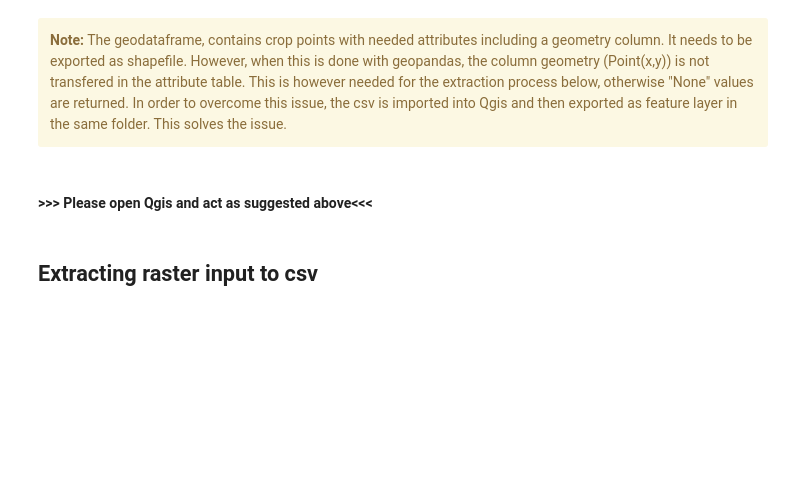
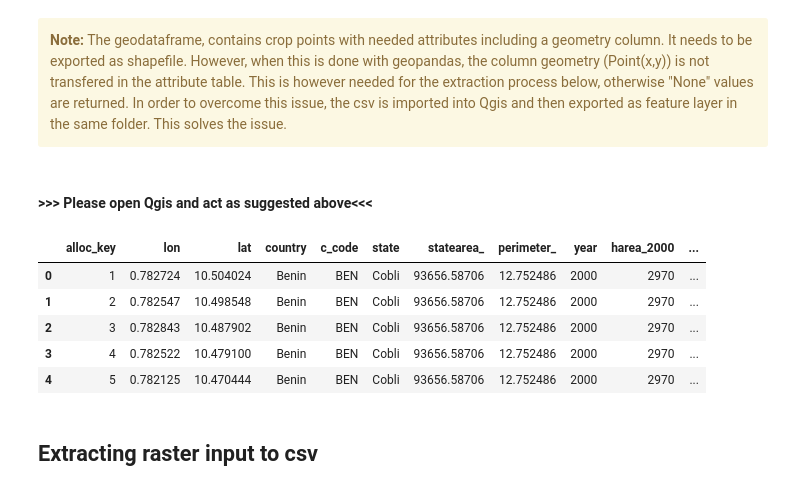
Before and after one commit to akorkovelos/agrodem, a Jupyter notebook: agrodem_preprocessing/Downscaling/Downscaling_prepping/FLAT prepping.ipynb, the cells around one changed output. Saved outputs shown, nothing was run; the diff lists cells and outputs as text; code cells hidden in the pictures; blank space fills up the shorter version.

```diff
--- a/agrodem_preprocessing/Downscaling/Downscaling_prepping/FLAT prepping.ipynb
+++ b/agrodem_preprocessing/Downscaling/Downscaling_prepping/FLAT prepping.ipynb
@@ -109,6 +130,17 @@ df_osgb.to_file(os.path.join(path,"{c}.shp".format(c="Ben_Maize_2018_admin2_new"
 #Maize
 # %% [markdown]
 #### >>> Please open Qgis and act as suggested above<<<
+# %%
+y = gpd.read_file(r'C:\Github\agrodem\agrodem_preprocessing\Downscaling\Downscaling_prepping\Ben_Maize_Harv_2000_admin2_1km_new.shp')
+# %%
+y.head()
+# %% [output]
+|  | alloc_key | lon | lat | country | c_code | state | statearea_ | perimeter_ | year | harea_2000 | ... |
+| 0 | 1 | 0.782724 | 10.504024 | Benin | BEN | Cobli | 93656.58706 | 12.752486 | 2000 | 2970 | ... |
+| 1 | 2 | 0.782547 | 10.498548 | Benin | BEN | Cobli | 93656.58706 | 12.752486 | 2000 | 2970 | ... |
+| 2 | 3 | 0.782843 | 10.487902 | Benin | BEN | Cobli | 93656.58706 | 12.752486 | 2000 | 2970 | ... |
+| 3 | 4 | 0.782522 | 10.479100 | Benin | BEN | Cobli | 93656.58706 | 12.752486 | 2000 | 2970 | ... |
+| 4 | 5 | 0.782125 | 10.470444 | Benin | BEN | Cobli | 93656.58706 | 12.752486 | 2000 | 2970 | ... |
 # %% [markdown]
 ## Extracting raster input to csv
 # %%
```
Also changed, not shown: parts of 28 cells of this notebook.
